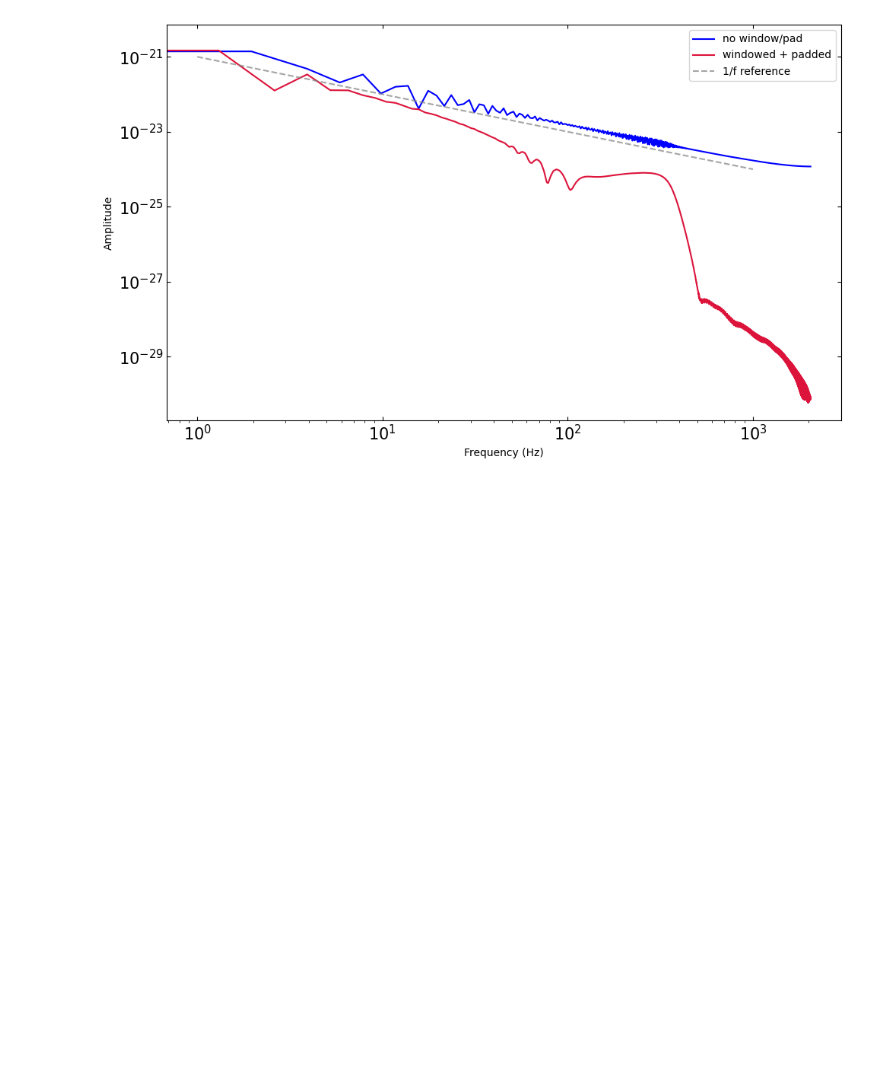
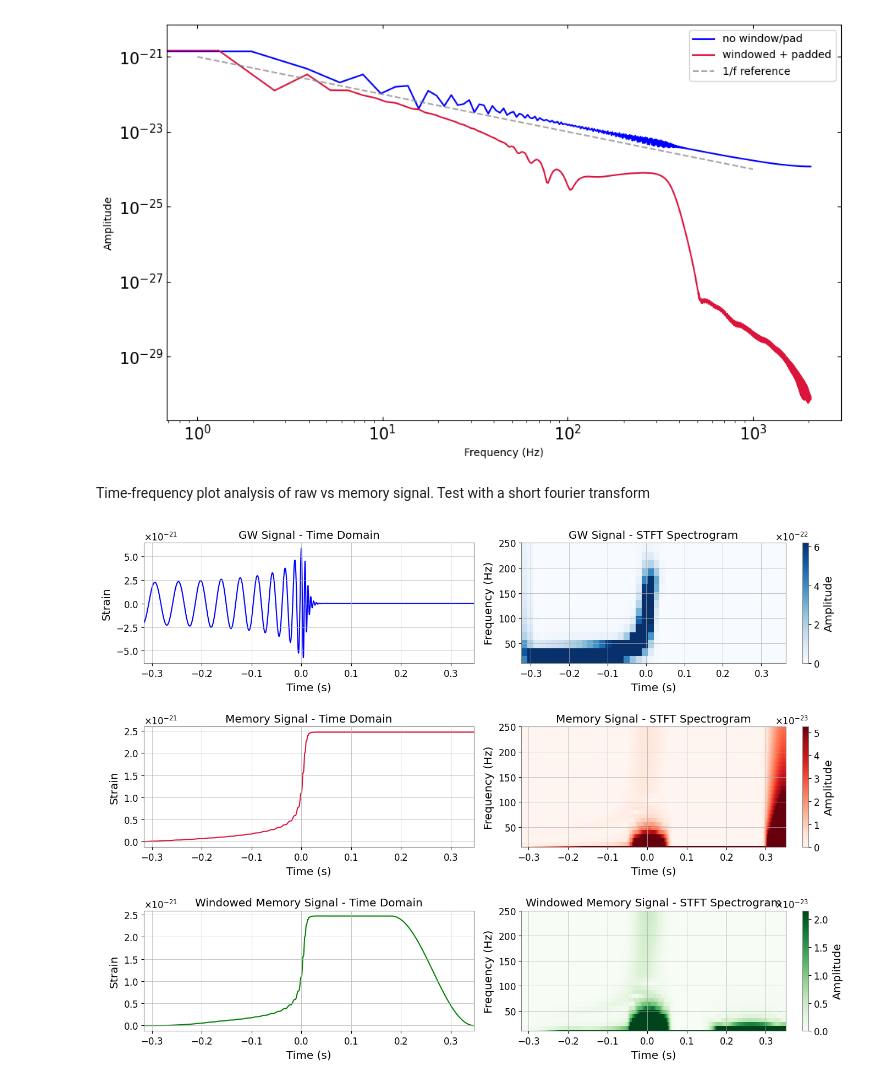
Before and after one commit to ThomasBastro/Memory_effect, a Jupyter notebook: Memory_Lopez/Signal_Preprocessing.ipynb, the cells around one changed output. Saved outputs shown, nothing was run; the diff lists cells and outputs as text; code cells hidden in the pictures; blank space fills up the shorter version.

```diff
--- a/Memory_Lopez/Signal_Preprocessing.ipynb
+++ b/Memory_Lopez/Signal_Preprocessing.ipynb
@@ -114,3 +114,65 @@ plt.tight_layout()
 plt.show()
 # %% [output]
 [figure]
+# %% [markdown]
+Time-frequency plot analysis of raw vs memory signal. Test with a short fourier transform
+# %%
+mtot = 100
+m1 = m2 = mtot / 2
+dt = 1.0 / 4096
+distance = 100
+time_raw, raw_signal, hc = usig.get_hp_hc_waveform(
+    approximant='SEOBNRv4_opt',
+    mass1=m1,
+    mass2=m2,
+    distance=distance,
+    delta_t=dt,
+    f_lower=20.0,
+    inclination=np.pi/2
+)
+from scipy.signal import stft
+
+aligned_time, aligned_signal = usig.align_signal(raw_signal, time_raw)
+padded_time, padded_signal = usig.pad_signal(aligned_signal, aligned_time, r=0.3)
+memory_signal = usig.compute_memory(padded_signal, distance, dt)
+memory_signal_wind = usig.apply_window(memory_signal, window_type='tukey', alpha=0.5)
+
+signals = [
+    (padded_signal, "GW Signal", "blue"),
+    (np.real(memory_signal), "Memory Signal", "crimson"),
+    (np.real(memory_signal_wind), "Windowed Memory Signal", "green")
+]
+stft_params = [
+    dict(nperseg=256, noverlap=192),
+    dict(nperseg=512, noverlap=500),
+    dict(nperseg=512, noverlap=500)
+]
+
+cmaps = ['Blues', 'Reds', 'Greens']
+
+fig, axs = plt.subplots(3, 2, figsize=(14, 10))
+
+for i, (signal, title, color) in enumerate(signals):
+    # Time domain plot
+    axs[i, 0].plot(padded_time, signal, color=color)
+    axs[i, 0].set_title(f"{title} - Time Domain")
+    axs[i, 0].set_xlabel("Time (s)")
+    axs[i, 0].set_ylabel("Strain")
+    axs[i, 0].set_xlim(padded_time[0], padded_time[-1])
+
+    # STFT Spectrogram
+    stft_kw = stft_params[i]
+    f, t, Zxx = stft(signal, fs=fs, **stft_kw)
+    spec = np.abs(Zxx)
+    vmin, vmax = np.percentile(spec, [1, 99])
+    im = axs[i, 1].pcolormesh(t + padded_time[0], f, spec, shading='auto', cmap=cmaps[i], vmin=vmin, vmax=vmax)
+    axs[i, 1].set_title(f"{title} - STFT Spectrogram")
+    axs[i, 1].set_xlabel("Time (s)")
+    axs[i, 1].set_ylabel("Frequency (Hz)")
+    axs[i, 1].set_ylim(10, 250)
+    fig.colorbar(im, ax=axs[i, 1], label="Amplitude")
+
+plt.tight_layout()
+plt.show()
+# %% [output]
+[figure, added]
```
Also changed, not shown: 2 other files.
